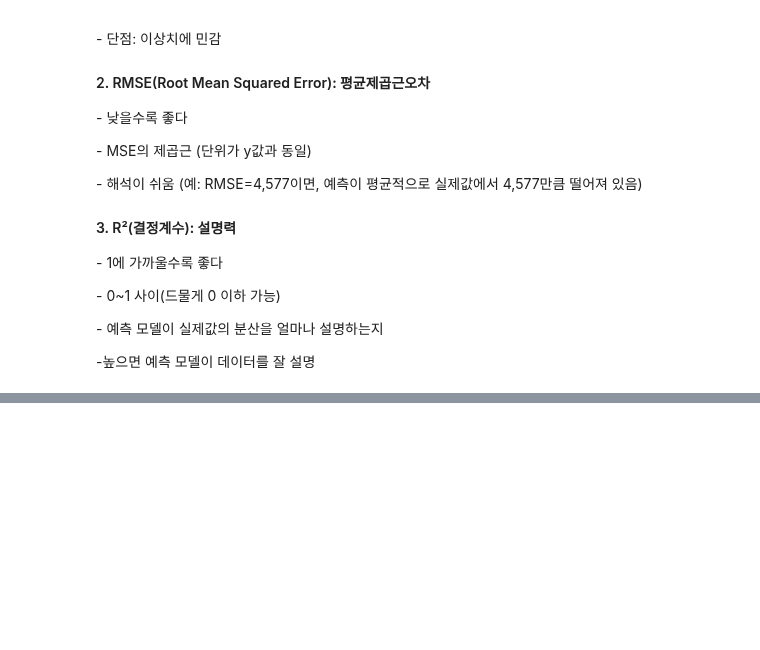
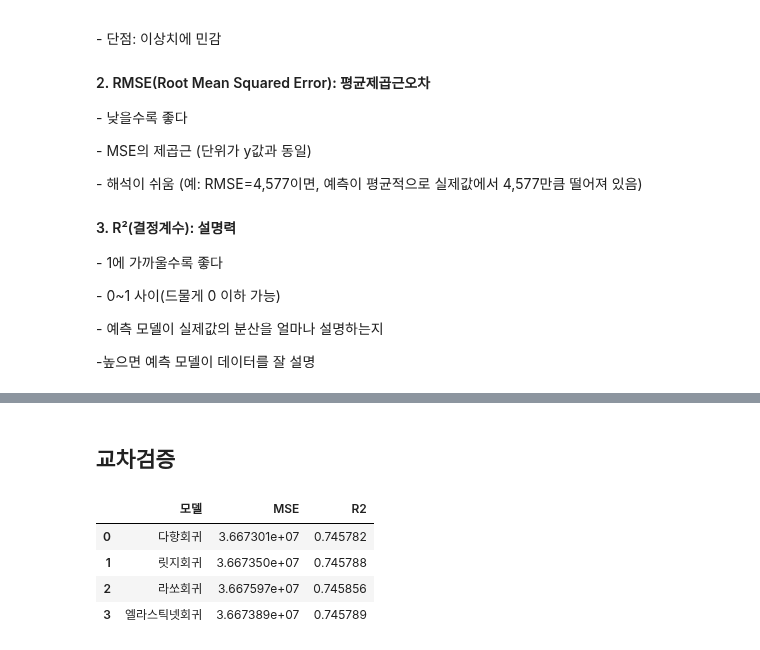
Before and after one commit to minsangggg/hipython_rep, a Jupyter notebook: Study/35.보험료예측모델.ipynb, the cells around one changed output, grey strips where cells are left out. Saved outputs shown, nothing was run; the diff lists cells and outputs as text; code cells hidden in the pictures; blank space fills up the shorter version.

```diff
--- a/Study/35.보험료예측모델.ipynb
+++ b/Study/35.보험료예측모델.ipynb
@@ -264,0 +350,2 @@ plt.show()
+# %% [markdown]
+## 교차검증
@@ -264,0 +361,34 @@ plt.show()
+# %%
+from sklearn.metrics import mean_squared_error
+
+# 다항회귀 MSE (전체 데이터)
+poly_model.fit(X, y)
+mse_poly = mean_squared_error(y, poly_model.predict(X))
+
+# 릿지회귀 MSE
+mse_ridge = mean_squared_error(y, ridge_grid.best_estimator_.predict(X))
+
+# 라쏘회귀 MSE
+mse_lasso = mean_squared_error(y, lasso_grid.best_estimator_.predict(X))
+
+# 엘라스틱넷회귀 MSE
+mse_enet = mean_squared_error(y, enet_grid.best_estimator_.predict(X))
+
+results = pd.DataFrame({
+    '모델': ['다항회귀', '릿지회귀', '라쏘회귀', '엘라스틱넷회귀'],
+    'MSE': [mse_poly, mse_ridge, mse_lasso, mse_enet],
+    'R2': [
+        np.mean(poly_scores),
+        ridge_best_r2,
+        lasso_best_r2,
+        enet_best_r2
+    ]
+})
+
+results
+# %% [output]
+|  | 모델 | MSE | R2 |
+| 0 | 다항회귀 | 3.667301e+07 | 0.745782 |
+| 1 | 릿지회귀 | 3.667350e+07 | 0.745788 |
+| 2 | 라쏘회귀 | 3.667597e+07 | 0.745856 |
+| 3 | 엘라스틱넷회귀 | 3.667389e+07 | 0.745789 |
```
Also changed, not shown: parts of 7 cells of this notebook, 6 other files.
